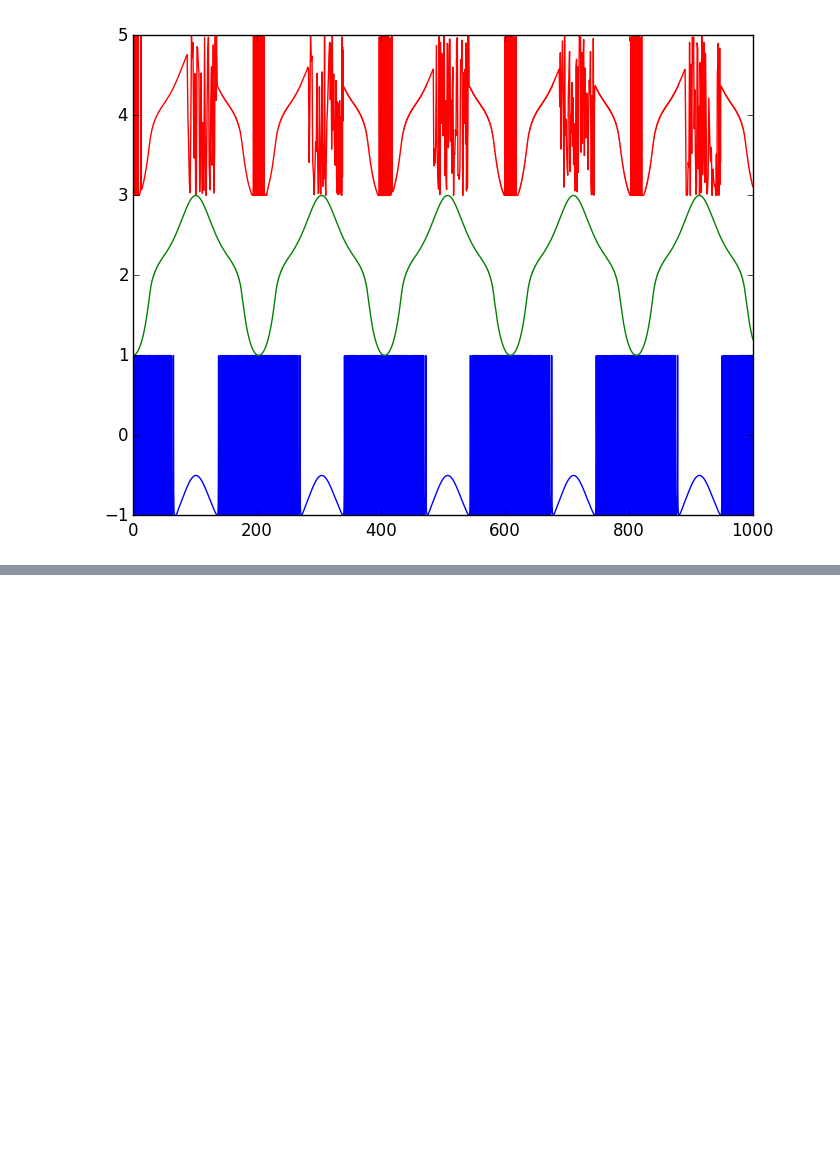
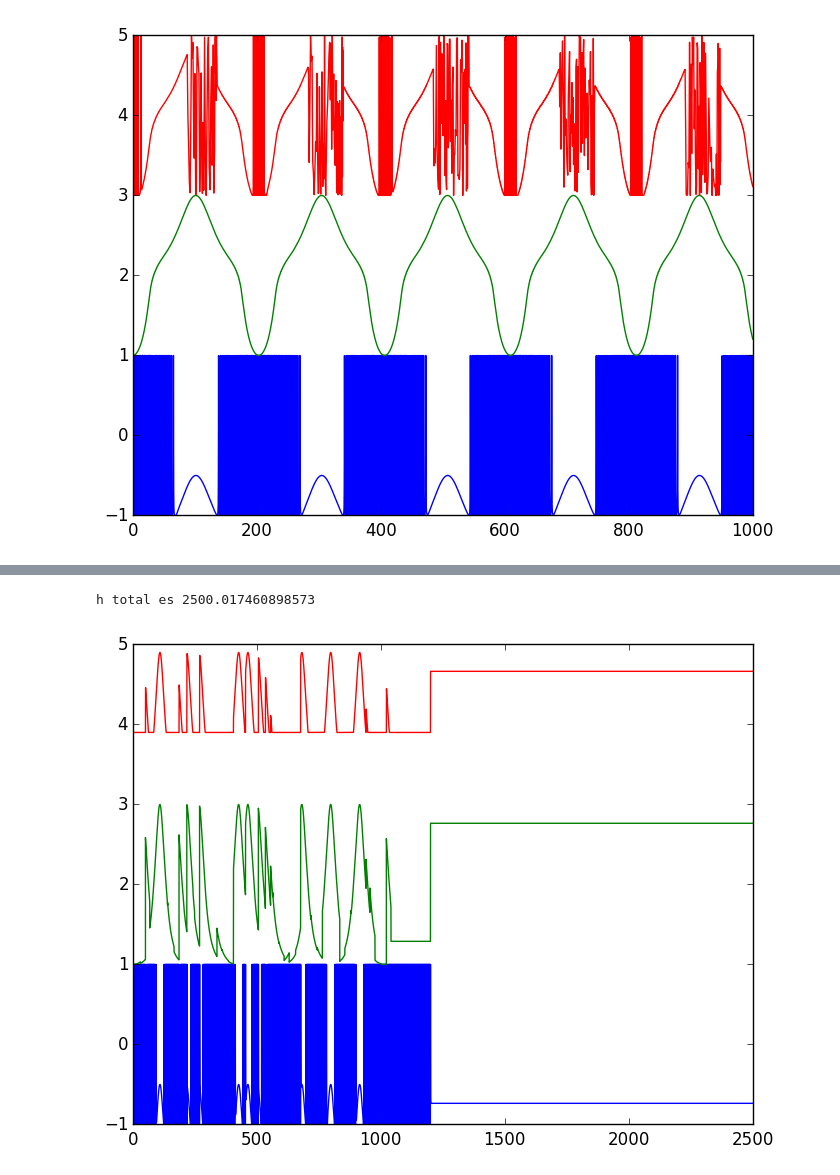
Before and after one commit to Oscarhg42/Neural-Systems, a Jupyter notebook: Localización de sonidos..ipynb, the cells around one changed output, grey strips where cells are left out. Drawn from its saved outputs; the diff is of its cells as text; code cells hidden in the pictures; blank space fills up the shorter version.

```diff
--- a/Localización de sonidos..ipynb
+++ b/Localización de sonidos..ipynb
@@ -241 +265,7 @@ h total es 2500.003400860063
+# %%
+condiciones_iniciales=[0.0,-π,-π,-π] #algo tardado y me escupe burlandose de mi en la cara
+graficar(condiciones_iniciales,13,atollpositive3,2500.0,1e-20);
+# %% [output]
+h total es 2500.017460898573
+[figure, added]
 # %%
```
Also changed, not shown: parts of 16 cells of this notebook.
